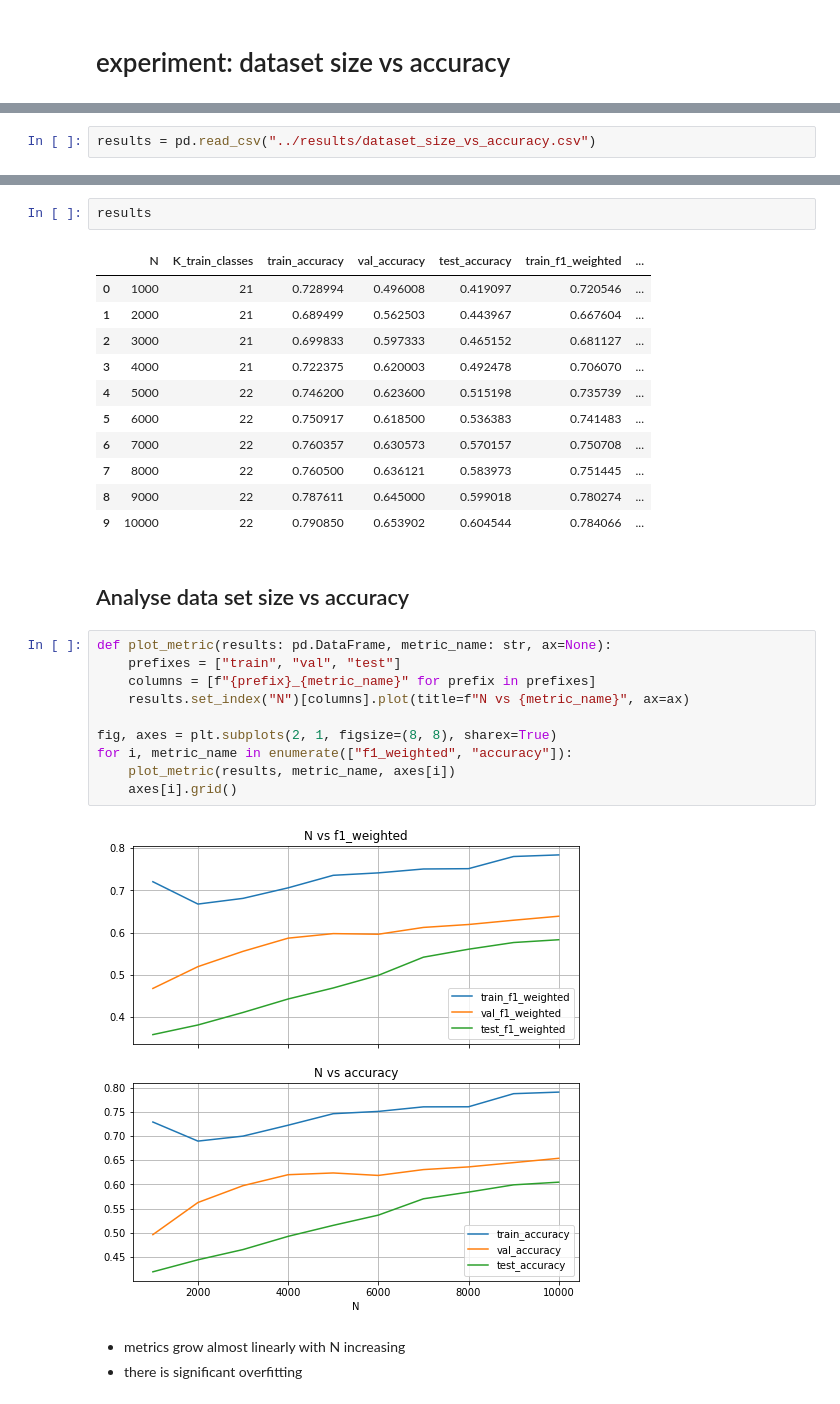
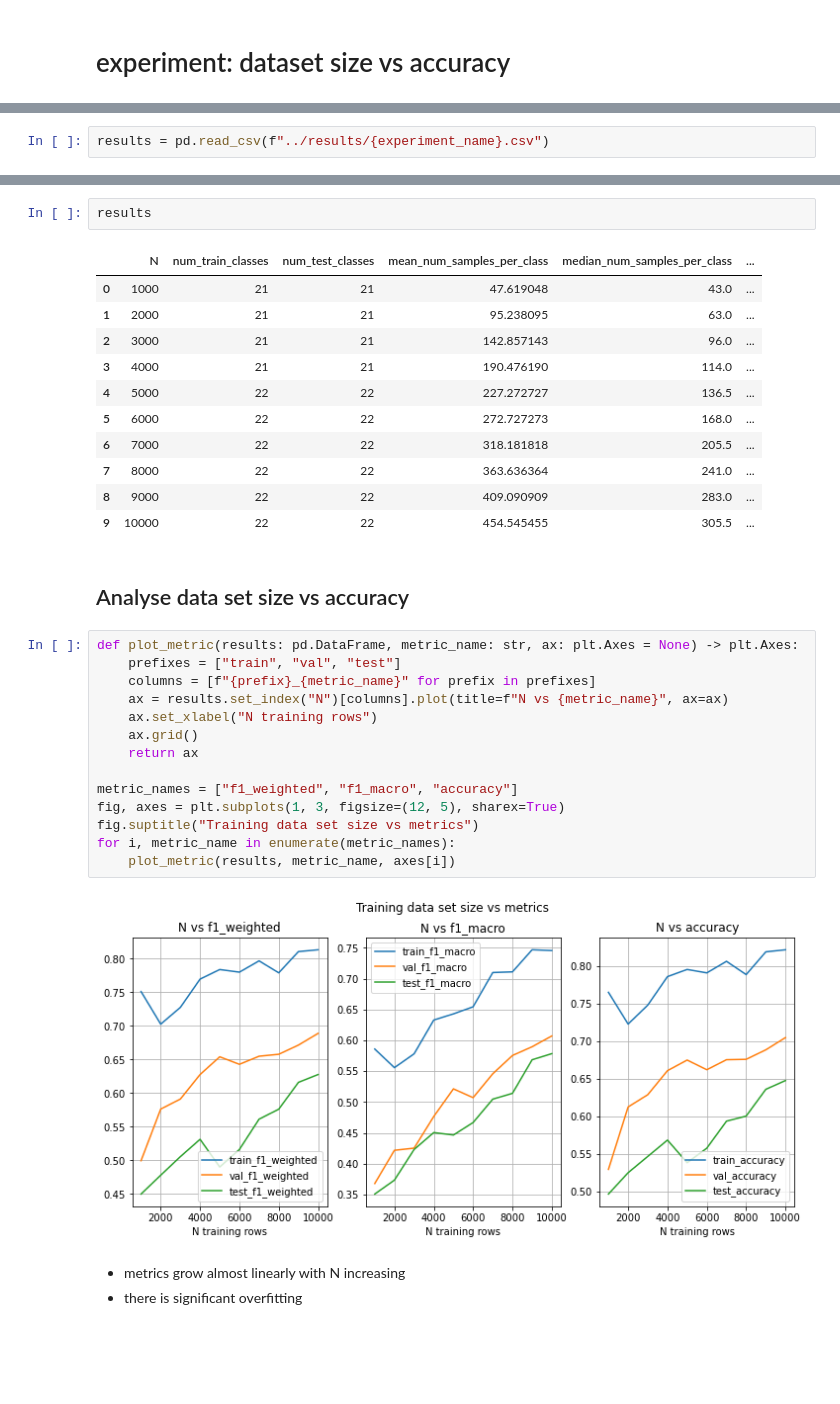
Before and after one commit to minotru/multimodel-ml-challenges, a Jupyter notebook: notebooks/results_analysis.ipynb, the cells around one changed output, grey strips where cells are left out. Cells and saved outputs as stored; diff of their text form; blank space fills up the shorter version.

```diff
--- a/notebooks/results_analysis.ipynb
+++ b/notebooks/results_analysis.ipynb
@@ -9,5 +11,5 @@ import numpy as np
 # %%
-results = pd.read_csv("../results/dataset_size_vs_accuracy.csv")
+results = pd.read_csv(f"../results/{experiment_name}.csv")
 # %%
 results.shape
 # %% [output]
@@ -15,31 +17,35 @@ results.shape
 # %%
 results
 # %% [output]
-|  | N | K_train_classes | train_accuracy | val_accuracy | test_accuracy | train_f1_weighted | ... |
-| 0 | 1000 | 21 | 0.728994 | 0.496008 | 0.419097 | 0.720546 | ... |
-| 1 | 2000 | 21 | 0.689499 | 0.562503 | 0.443967 | 0.667604 | ... |
-| 2 | 3000 | 21 | 0.699833 | 0.597333 | 0.465152 | 0.681127 | ... |
-| 3 | 4000 | 21 | 0.722375 | 0.620003 | 0.492478 | 0.706070 | ... |
-| 4 | 5000 | 22 | 0.746200 | 0.623600 | 0.515198 | 0.735739 | ... |
-| 5 | 6000 | 22 | 0.750917 | 0.618500 | 0.536383 | 0.741483 | ... |
-| 6 | 7000 | 22 | 0.760357 | 0.630573 | 0.570157 | 0.750708 | ... |
-| 7 | 8000 | 22 | 0.760500 | 0.636121 | 0.583973 | 0.751445 | ... |
-| 8 | 9000 | 22 | 0.787611 | 0.645000 | 0.599018 | 0.780274 | ... |
-| 9 | 10000 | 22 | 0.790850 | 0.653902 | 0.604544 | 0.784066 | ... |
+|  | N | num_train_classes | num_test_classes | mean_num_samples_per_class | median_num_samples_per_class | ... |
+| 0 | 1000 | 21 | 21 | 47.619048 | 43.0 | ... |
+| 1 | 2000 | 21 | 21 | 95.238095 | 63.0 | ... |
+| 2 | 3000 | 21 | 21 | 142.857143 | 96.0 | ... |
+| 3 | 4000 | 21 | 21 | 190.476190 | 114.0 | ... |
+| 4 | 5000 | 22 | 22 | 227.272727 | 136.5 | ... |
+| 5 | 6000 | 22 | 22 | 272.727273 | 168.0 | ... |
+| 6 | 7000 | 22 | 22 | 318.181818 | 205.5 | ... |
+| 7 | 8000 | 22 | 22 | 363.636364 | 241.0 | ... |
+| 8 | 9000 | 22 | 22 | 409.090909 | 283.0 | ... |
+| 9 | 10000 | 22 | 22 | 454.545455 | 305.5 | ... |
 # %% [markdown]
 ## Analyse data set size vs accuracy
 # %%
-def plot_metric(results: pd.DataFrame, metric_name: str, ax=None):
+def plot_metric(results: pd.DataFrame, metric_name: str, ax: plt.Axes = None) -> plt.Axes:
     prefixes = ["train", "val", "test"]
     columns = [f"{prefix}_{metric_name}" for prefix in prefixes]
-    results.set_index("N")[columns].plot(title=f"N vs {metric_name}", ax=ax)
+    ax = results.set_index("N")[columns].plot(title=f"N vs {metric_name}", ax=ax)
+    ax.set_xlabel("N training rows")
+    ax.grid()
+    return ax
 
-fig, axes = plt.subplots(2, 1, figsize=(8, 8), sharex=True)
-for i, metric_name in enumerate(["f1_weighted", "accuracy"]):
+metric_names = ["f1_weighted", "f1_macro", "accuracy"]
+fig, axes = plt.subplots(1, 3, figsize=(12, 5), sharex=True)
+fig.suptitle("Training data set size vs metrics")
+for i, metric_name in enumerate(metric_names):
     plot_metric(results, metric_name, axes[i])
-    axes[i].grid()
 # %% [output]
-[figure, old version]
+[figure, new version]
 # %% [markdown]
 * metrics grow almost linearly with N increasing
 * there is significant overfitting
```
Also changed, not shown: parts of 18 cells of this notebook, 1 other file.
